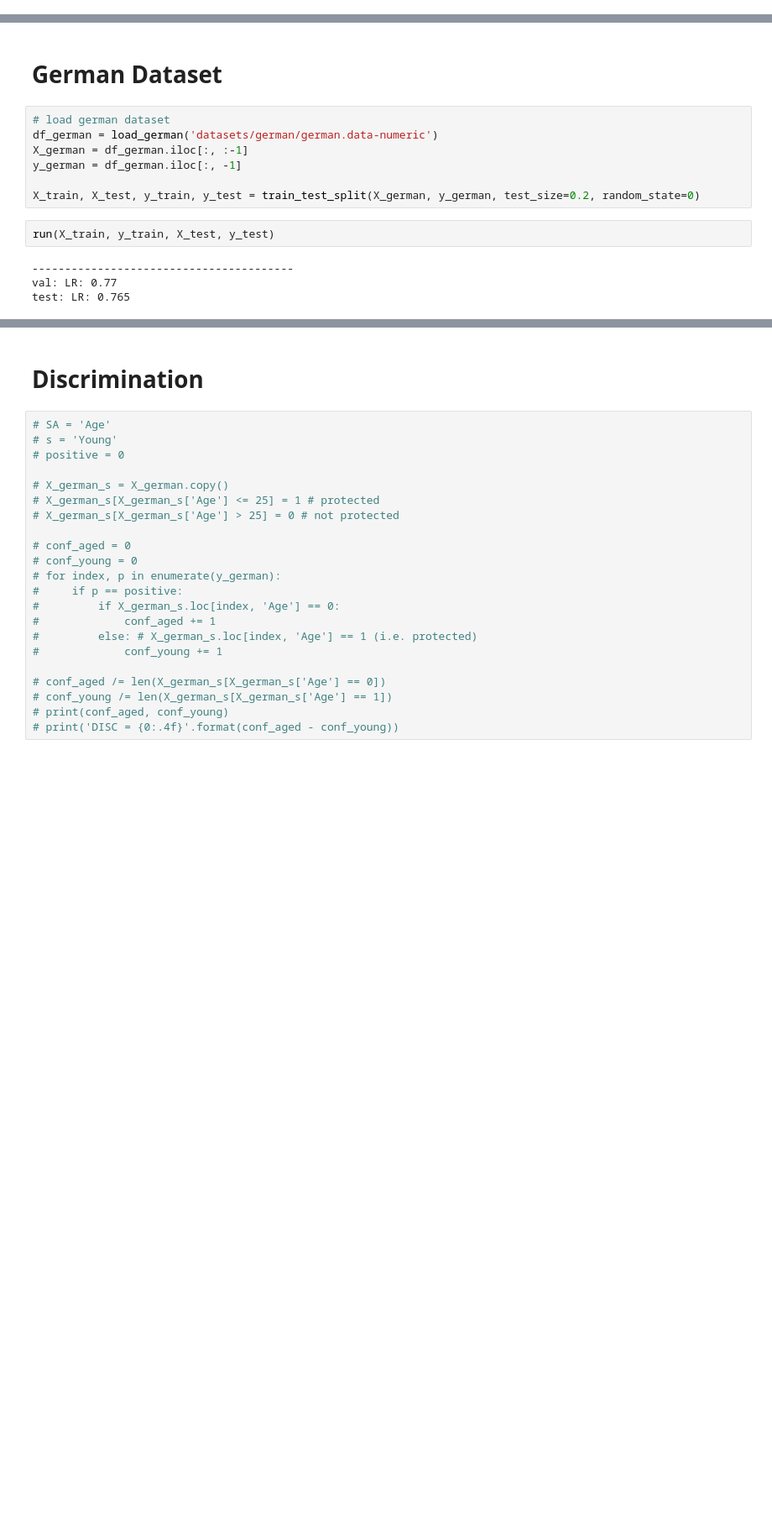
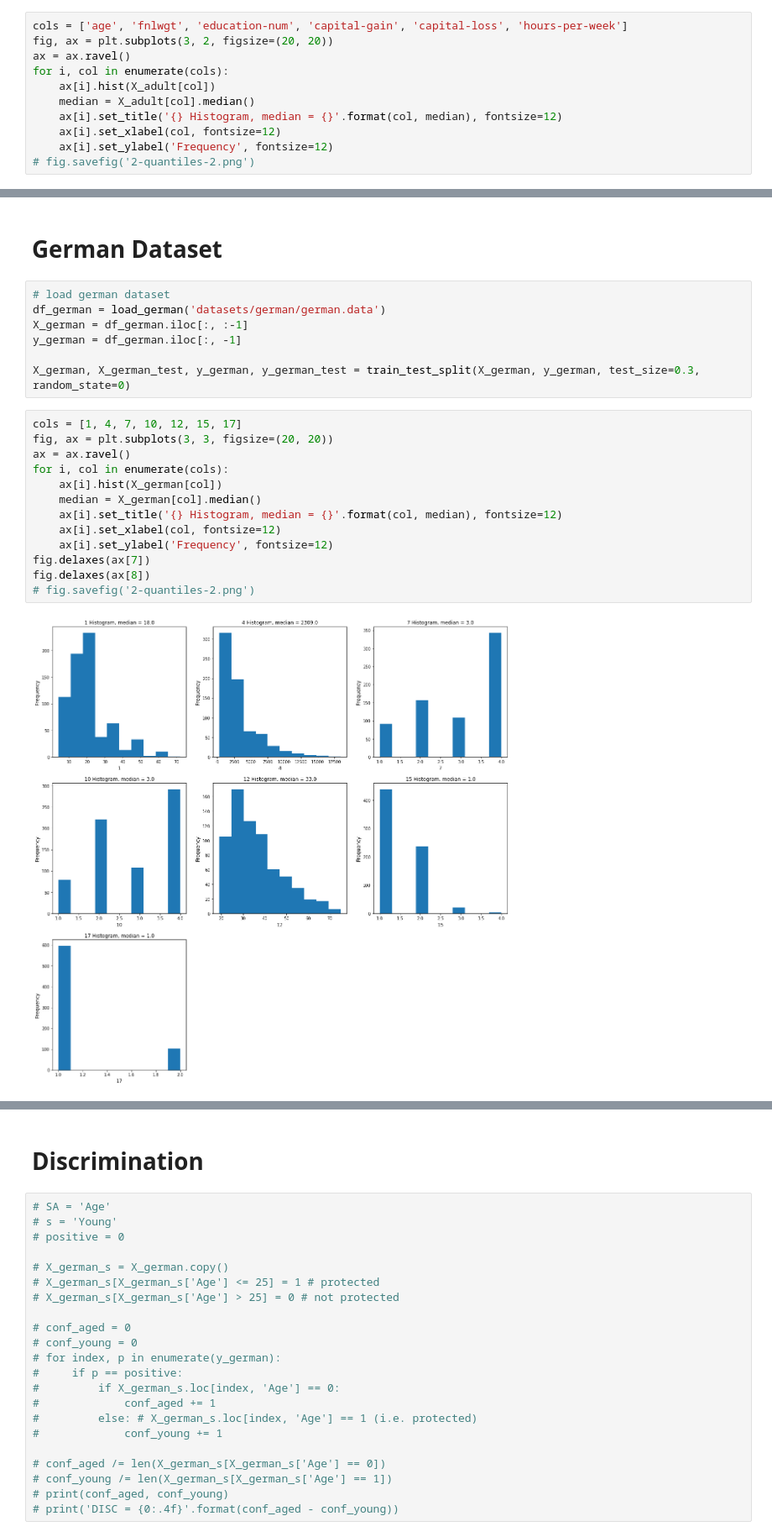
Before and after one commit to AntonGladyr/learning-fair-representations, a Jupyter notebook: SalehBook.ipynb, the cells around one changed output, grey strips where cells are left out. Shown at 84% size. Cells and saved outputs as stored; diff of their text form; blank space fills up the shorter version.

```diff
--- a/SalehBook.ipynb
+++ b/SalehBook.ipynb
@@ -80 +53,12 @@ percentage of corrupt rows in testing: 7.5%
+# %%
+cols = ['age', 'fnlwgt', 'education-num', 'capital-gain', 'capital-loss', 'hours-per-week']
+fig, ax = plt.subplots(3, 2, figsize=(20, 20))
+ax = ax.ravel()
+for i, col in enumerate(cols):
+    ax[i].hist(X_adult[col])
+    median = X_adult[col].median()
+    ax[i].set_title('{} Histogram, median = {}'.format(col, median), fontsize=12)
+    ax[i].set_xlabel(col, fontsize=12)
+    ax[i].set_ylabel('Frequency', fontsize=12)
+# fig.savefig('2-quantiles-2.png')
 # %% [markdown]
@@ -106,14 +97,23 @@ test: LR: 0.7835989375830014
 # German Dataset
 # %%
 # load german dataset
-df_german = load_german('datasets/german/german.data-numeric')
+df_german = load_german('datasets/german/german.data')
 X_german = df_german.iloc[:, :-1]
 y_german = df_german.iloc[:, -1]
 
-X_train, X_test, y_train, y_test = train_test_split(X_german, y_german, test_size=0.2, random_state=0)
+X_german, X_german_test, y_german, y_german_test = train_test_split(X_german, y_german, test_size=0.3, random_state=0)
-# %%
-run(X_train, y_train, X_test, y_test)
-# %% [output]
-----------------------------------------
-val: LR: 0.77
-test: LR: 0.765
+# %%
+cols = [1, 4, 7, 10, 12, 15, 17]
+fig, ax = plt.subplots(3, 3, figsize=(20, 20))
+ax = ax.ravel()
+for i, col in enumerate(cols):
+    ax[i].hist(X_german[col])
+    median = X_german[col].median()
+    ax[i].set_title('{} Histogram, median = {}'.format(col, median), fontsize=12)
+    ax[i].set_xlabel(col, fontsize=12)
+    ax[i].set_ylabel('Frequency', fontsize=12)
+fig.delaxes(ax[7])
+fig.delaxes(ax[8])
+# fig.savefig('2-quantiles-2.png')
+# %% [output]
+[figure, added]
```
Also changed, not shown: parts of 18 cells of this notebook.
